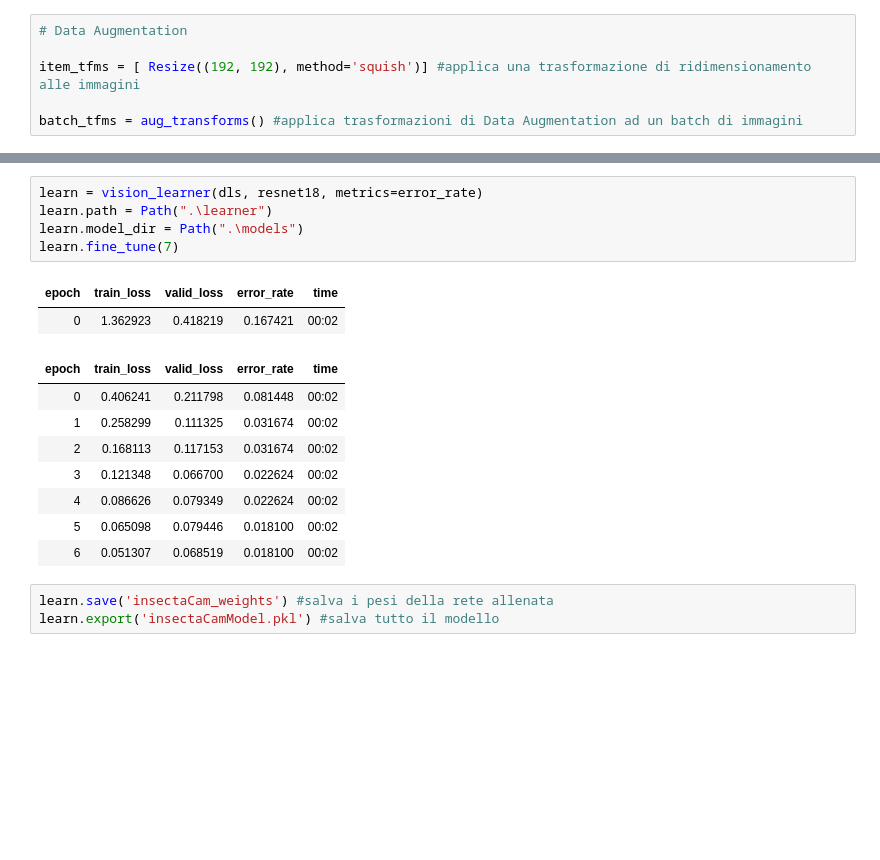
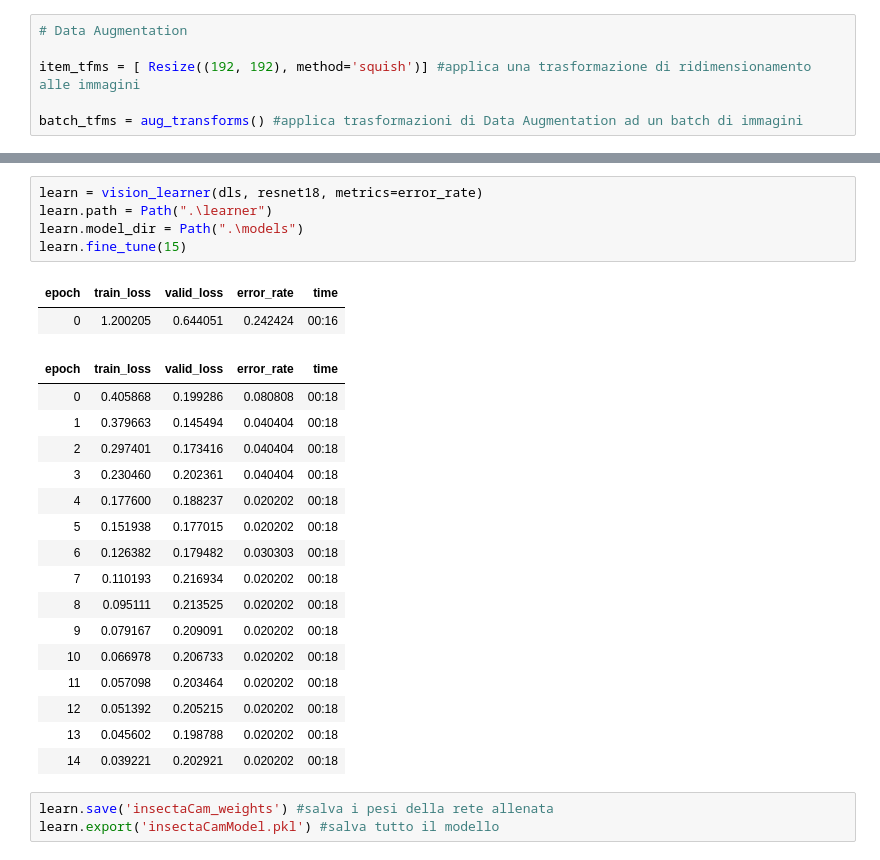
Before and after one commit to menga28/InsectaCam, a Jupyter notebook: src/Model/train.ipynb, the cells around one changed output, grey strips where cells are left out. Cells and saved outputs as stored; diff of their text form; blank space fills up the shorter version.

```diff
--- a/src/Model/train.ipynb
+++ b/src/Model/train.ipynb
@@ -43,19 +43,27 @@ dls.show_batch(max_n=12)
 # %%
 learn = vision_learner(dls, resnet18, metrics=error_rate)
 learn.path = Path(".\learner")
 learn.model_dir = Path(".\models")
-learn.fine_tune(7)
+learn.fine_tune(15)
 # %% [output]
 | epoch | train_loss | valid_loss | error_rate | time |
-| 0 | 1.362923 | 0.418219 | 0.167421 | 00:02 |
+| 0 | 1.200205 | 0.644051 | 0.242424 | 00:16 |
 | epoch | train_loss | valid_loss | error_rate | time |
-| 0 | 0.406241 | 0.211798 | 0.081448 | 00:02 |
-| 1 | 0.258299 | 0.111325 | 0.031674 | 00:02 |
-| 2 | 0.168113 | 0.117153 | 0.031674 | 00:02 |
-| 3 | 0.121348 | 0.066700 | 0.022624 | 00:02 |
-| 4 | 0.086626 | 0.079349 | 0.022624 | 00:02 |
-| 5 | 0.065098 | 0.079446 | 0.018100 | 00:02 |
-| 6 | 0.051307 | 0.068519 | 0.018100 | 00:02 |
+| 0 | 0.405868 | 0.199286 | 0.080808 | 00:18 |
+| 1 | 0.379663 | 0.145494 | 0.040404 | 00:18 |
+| 2 | 0.297401 | 0.173416 | 0.040404 | 00:18 |
+| 3 | 0.230460 | 0.202361 | 0.040404 | 00:18 |
+| 4 | 0.177600 | 0.188237 | 0.020202 | 00:18 |
+| 5 | 0.151938 | 0.177015 | 0.020202 | 00:18 |
+| 6 | 0.126382 | 0.179482 | 0.030303 | 00:18 |
+| 7 | 0.110193 | 0.216934 | 0.020202 | 00:18 |
+| 8 | 0.095111 | 0.213525 | 0.020202 | 00:18 |
+| 9 | 0.079167 | 0.209091 | 0.020202 | 00:18 |
+| 10 | 0.066978 | 0.206733 | 0.020202 | 00:18 |
+| 11 | 0.057098 | 0.203464 | 0.020202 | 00:18 |
+| 12 | 0.051392 | 0.205215 | 0.020202 | 00:18 |
+| 13 | 0.045602 | 0.198788 | 0.020202 | 00:18 |
+| 14 | 0.039221 | 0.202921 | 0.020202 | 00:18 |
 # %%
 learn.save('insectaCam_weights') #salva i pesi della rete allenata
 learn.export('insectaCamModel.pkl') #salva tutto il modello
```
Also changed, not shown: parts of 2 cells of this notebook, 4 other files.
